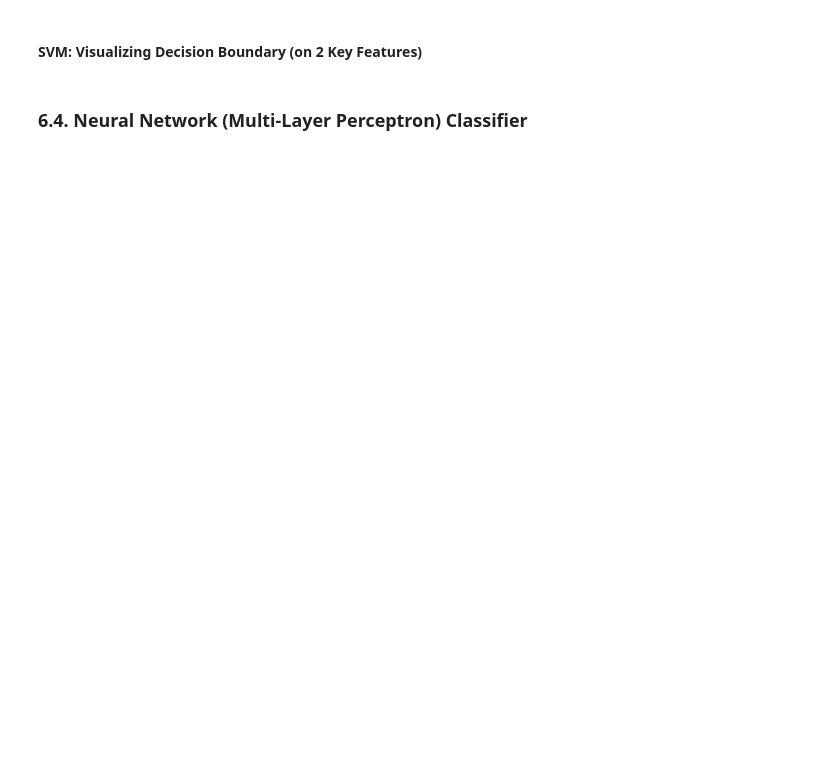
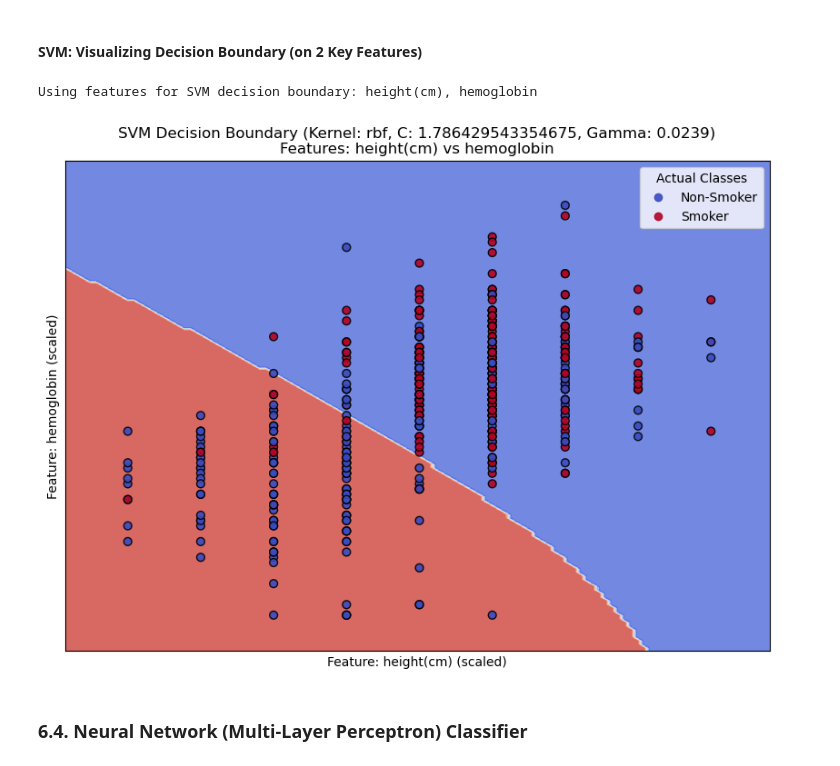
Before and after one commit to bernas013/Project2-AI, a Jupyter notebook: Project_AI_2.ipynb, the cells around one changed output. Cells and saved outputs as stored; diff of their text form; code cells hidden in the pictures; blank space fills up the shorter version.

```diff
--- a/Project_AI_2.ipynb
+++ b/Project_AI_2.ipynb
@@ -883,30 +919,30 @@ else:
 # %% [markdown]
 #### SVM: Visualizing Decision Boundary (on 2 Key Features)
 # %%
-if 'final_best_svm_classifier' in locals() and 'X_train_processed' in locals() and 'y_train' in locals():
+if 'best_svm_classifier' in locals() and 'X_train_processed' in locals() and 'y_train' in locals():
     feature1_name = 'height(cm)'
     feature2_name = 'hemoglobin'
 
     print(f"Using features for SVM decision boundary: {feature1_name}, {feature2_name}\n")
 
-    if feature1_svm_name in X_train_processed.columns and feature2_svm_name in X_train_processed.columns:
-        X_train_2_features_svm = X_train_processed[[feature1_svm_name, feature2_svm_name]]
-        X_val_2_features_svm = X_val_processed[[feature1_svm_name, feature2_svm_name]]
+    if feature1_name in X_train_processed.columns and feature2_name in X_train_processed.columns:
+        X_train_2_features_svm = X_train_processed[[feature1_name, feature2_name]]
+        X_val_2_features_svm = X_val_processed[[feature1_name, feature2_name]]
 
         # Train a new SVM model only on these two features
-        # Use the best hyperparameters (C, gamma, kernel) from your 'final_best_svm_classifier'
-        svm_2d = SVC(C=final_best_svm_classifier.C,
-                     gamma=final_best_svm_classifier.gamma,
-                     kernel=final_best_svm_classifier.kernel,
+        # Use the best hyperparameters (C, gamma, kernel) from your 'best_svm_classifier'
+        svm_2d = SVC(C=best_svm_classifier.C,
+                     gamma=best_svm_classifier.gamma,
+                     kernel=best_svm_classifier.kernel,
                      random_state=42,
-                     cache_size=getattr(final_best_svm_classifier, 'cache_size', 1200))
+                     cache_size=getattr(best_svm_classifier, 'cache_size', 1200))
 
         svm_2d.fit(X_train_2_features_svm, y_train)
 
         # Create a mesh to plot in
         h = .05
-        x_min, x_max = X_train_2_features_svm[feature1_svm_name].min() - 0.5, X_train_2_features_svm[feature1_svm_name].max() + 0.5
-        y_min, y_max = X_train_2_features_svm[feature2_svm_name].min() - 0.5, X_train_2_features_svm[feature2_svm_name].max() + 0.5
+        x_min, x_max = X_train_2_features_svm[feature1_name].min() - 0.5, X_train_2_features_svm[feature1_name].max() + 0.5
+        y_min, y_max = X_train_2_features_svm[feature2_name].min() - 0.5, X_train_2_features_svm[feature2_name].max() + 0.5
         xx_svm, yy_svm = np.meshgrid(np.arange(x_min, x_max, h),
                                      np.arange(y_min, y_max, h))
 
@@ -921,44 +957,47 @@ if 'final_best_svm_classifier' in locals() and 'X_train_processed' in locals() a
                                                   size=min(500, len(X_val_2_features_svm)),
                                                   replace=False)
 
-        scatter_svm_val = plt.scatter(X_val_2_features_svm.loc[sample_val_indices_svm, feature1_svm_name],
-                                      X_val_2_features_svm.loc[sample_val_indices_svm, feature2_svm_name],
+        scatter_svm_val = plt.scatter(X_val_2_features_svm.loc[sample_val_indices_svm, feature1_name],
+                                      X_val_2_features_svm.loc[sample_val_indices_svm, feature2_name],
                                       c=y_val.loc[sample_val_indices_svm], cmap=plt.cm.coolwarm,
                                       edgecolors='k', s=40, alpha=0.9)
 
-        plt.xlabel(f"Feature: {feature1_svm_name} (scaled)")
-        plt.ylabel(f"Feature: {feature2_svm_name} (scaled)")
+        plt.xlabel(f"Feature: {feature1_name} (scaled)")
+        plt.ylabel(f"Feature: {feature2_name} (scaled)")
         plt.xlim(xx_svm.min(), xx_svm.max())
         plt.ylim(yy_svm.min(), yy_svm.max())
         plt.xticks(())
         plt.yticks(())
-        # Ensure kernel, C, and gamma values are accessible from your final_best_svm_classifier
-        kernel_val = getattr(final_best_svm_classifier, 'kernel', 'N/A')
-        C_val = getattr(final_best_svm_classifier, 'C', 'N/A')
-        gamma_val = getattr(final_best_svm_classifier, 'gamma', 'N/A')
+        # Ensure kernel, C, and gamma values are accessible from your best_svm_classifier
+        kernel_val = getattr(best_svm_classifier, 'kernel', 'N/A')
+        C_val = getattr(best_svm_classifier, 'C', 'N/A')
+        gamma_val = getattr(best_svm_classifier, 'gamma', 'N/A')
         if isinstance(gamma_val, float): gamma_val = f"{gamma_val:.4f}"
 
-        plt.title(f"SVM Decision Boundary (Kernel: {kernel_val}, C: {C_val}, Gamma: {gamma_val})\nFeatures: {feature1_svm_name} vs {feature2_svm_name}")
+        plt.title(f"SVM Decision Boundary (Kernel: {kernel_val}, C: {C_val}, Gamma: {gamma_val})\nFeatures: {feature1_name} vs {feature2_name}")
 
         # Create legend
         handles_svm, labels_svm = scatter_svm_val.legend_elements()
         if len(labels_svm) == 1 and labels_svm[0] == '0':
              labels_svm_display = ['Non-Smoker']
         elif len(labels_svm) == 1 and labels_svm[0] == '1':
              labels_svm_display = ['Smoker']
         elif len(labels_svm) == 2 :
              labels_svm_display = ['Non-Smoker', 'Smoker']
         else:
              labels_svm_display = labels_svm
 
         plt.legend(handles=handles_svm, labels=labels_svm_display, title="Actual Classes")
         plt.show()
     else:
-        print(f"Error: One or both selected features ('{feature1_svm_name}', '{feature2_svm_name}') not found in X_train_processed.columns.")
+        print(f"Error: One or both selected features ('{feature1_name}', '{feature2_name}') not found in X_train_processed.columns.")
         print(f"Available columns: {list(X_train_processed.columns)}")
 
 else:
-    print("SVM model ('final_best_svm_classifier'), X_train_processed, or y_train not found for decision boundary plot.")
+    print("SVM model ('best_svm_classifier'), X_train_processed, or y_train not found for decision boundary plot.")
+# %% [output]
+Using features for SVM decision boundary: height(cm), hemoglobin
+[figure, added]
 # %% [markdown]
 ### 6.4. Neural Network (Multi-Layer Perceptron) Classifier
 # %%
```
Also changed, not shown: parts of 15 cells of this notebook.
